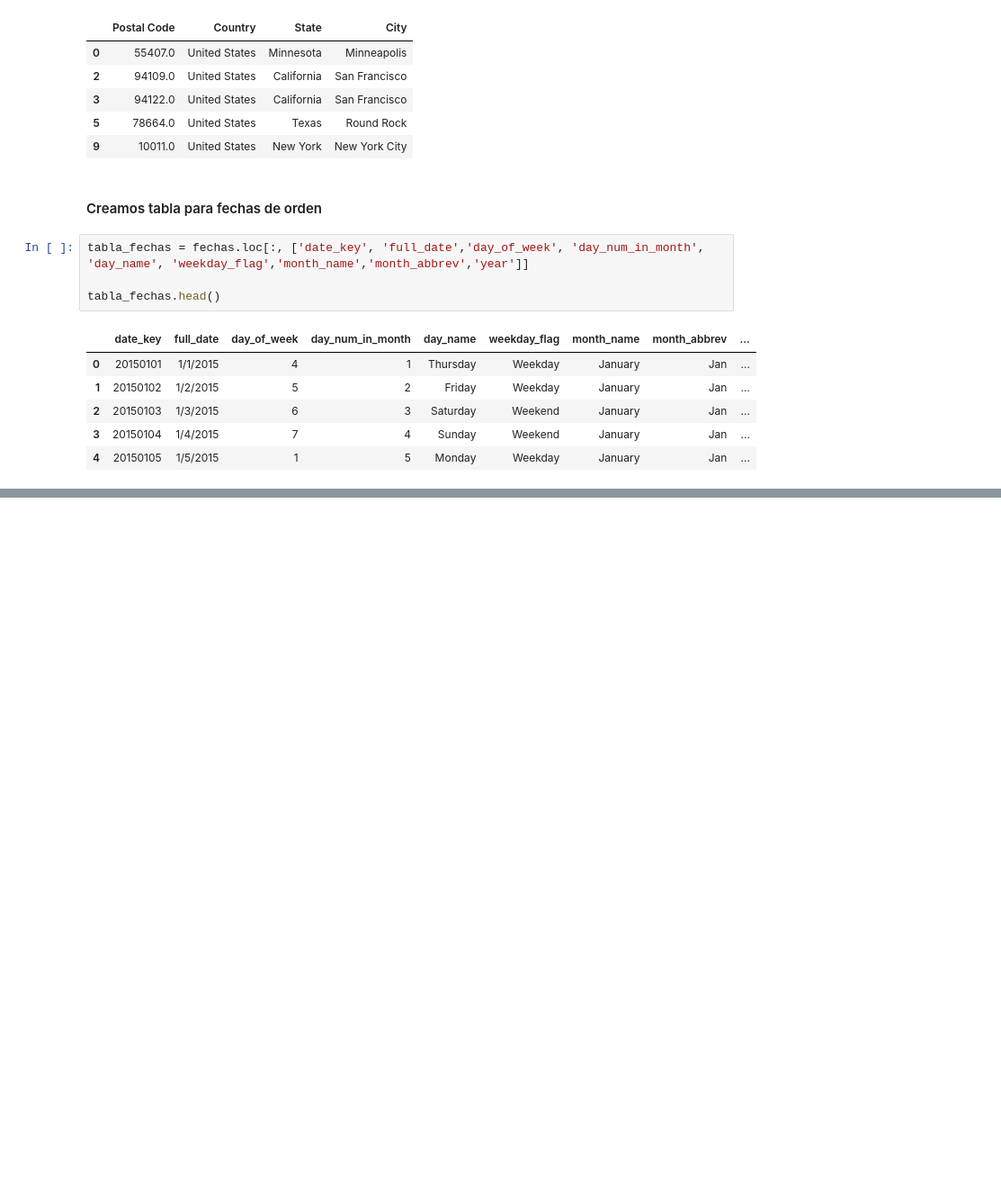
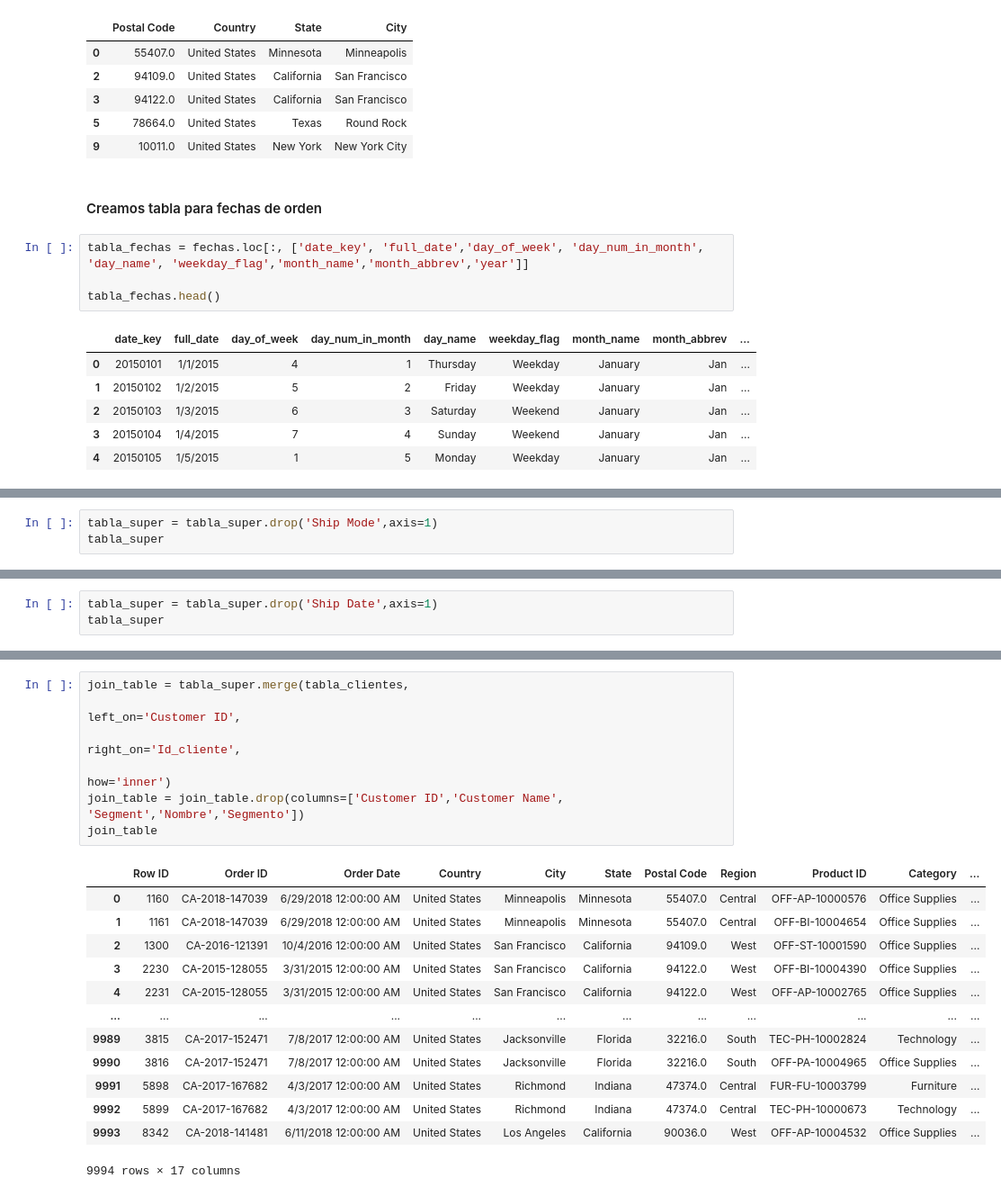
Before and after one commit to fhprime/Proyecto-Final-Ciencia-de-Datos, a Jupyter notebook: pruebas3.ipynb, the cells around one changed output, grey strips where cells are left out. Shown: that part at 90% size. Saved outputs shown, nothing was run; the diff lists cells and outputs as text; blank space fills up the shorter version.

Commit message:
tabla de hechos preparada para cargar

```diff
--- a/pruebas3.ipynb
+++ b/pruebas3.ipynb
@@ -247,0 +260,3 @@ tabla_fechas.head()
+# %%
+tabla_super = tabla_super.drop('Ship Mode',axis=1)
+tabla_super
@@ -247,0 +277,3 @@ tabla_fechas.head()
+# %%
+tabla_super = tabla_super.drop('Ship Date',axis=1)
+tabla_super
@@ -247,0 +310,21 @@ tabla_fechas.head()
+# %%
+join_table = tabla_super.merge(tabla_clientes,
+                                                                                               left_on='Customer ID',
+                                                                                               right_on='Id_cliente',
+                                                                                               how='inner')
+join_table = join_table.drop(columns=['Customer ID','Customer Name', 'Segment','Nombre','Segmento'])
+join_table
+# %% [output]
+|  | Row ID | Order ID | Order Date | Country | City | State | Postal Code | Region | Product ID | Category | ... |
+| 0 | 1160 | CA-2018-147039 | 6/29/2018 12:00:00 AM | United States | Minneapolis | Minnesota | 55407.0 | Central | OFF-AP-10000576 | Office Supplies | ... |
+| 1 | 1161 | CA-2018-147039 | 6/29/2018 12:00:00 AM | United States | Minneapolis | Minnesota | 55407.0 | Central | OFF-BI-10004654 | Office Supplies | ... |
+| 2 | 1300 | CA-2016-121391 | 10/4/2016 12:00:00 AM | United States | San Francisco | California | 94109.0 | West | OFF-ST-10001590 | Office Supplies | ... |
+| 3 | 2230 | CA-2015-128055 | 3/31/2015 12:00:00 AM | United States | San Francisco | California | 94122.0 | West | OFF-BI-10004390 | Office Supplies | ... |
+| 4 | 2231 | CA-2015-128055 | 3/31/2015 12:00:00 AM | United States | San Francisco | California | 94122.0 | West | OFF-AP-10002765 | Office Supplies | ... |
+| ... | ... | ... | ... | ... | ... | ... | ... | ... | ... | ... | ... |
+| 9989 | 3815 | CA-2017-152471 | 7/8/2017 12:00:00 AM | United States | Jacksonville | Florida | 32216.0 | South | TEC-PH-10002824 | Technology | ... |
+| 9990 | 3816 | CA-2017-152471 | 7/8/2017 12:00:00 AM | United States | Jacksonville | Florida | 32216.0 | South | OFF-PA-10004965 | Office Supplies | ... |
+| 9991 | 5898 | CA-2017-167682 | 4/3/2017 12:00:00 AM | United States | Richmond | Indiana | 47374.0 | Central | FUR-FU-10003799 | Furniture | ... |
+| 9992 | 5899 | CA-2017-167682 | 4/3/2017 12:00:00 AM | United States | Richmond | Indiana | 47374.0 | Central | TEC-PH-10000673 | Technology | ... |
+| 9993 | 8342 | CA-2018-141481 | 6/11/2018 12:00:00 AM | United States | Los Angeles | California | 90036.0 | West | OFF-AP-10004532 | Office Supplies | ... |
+9994 rows × 17 columns
```
Also changed, not shown: parts of 15 cells of this notebook, 2 other files.
